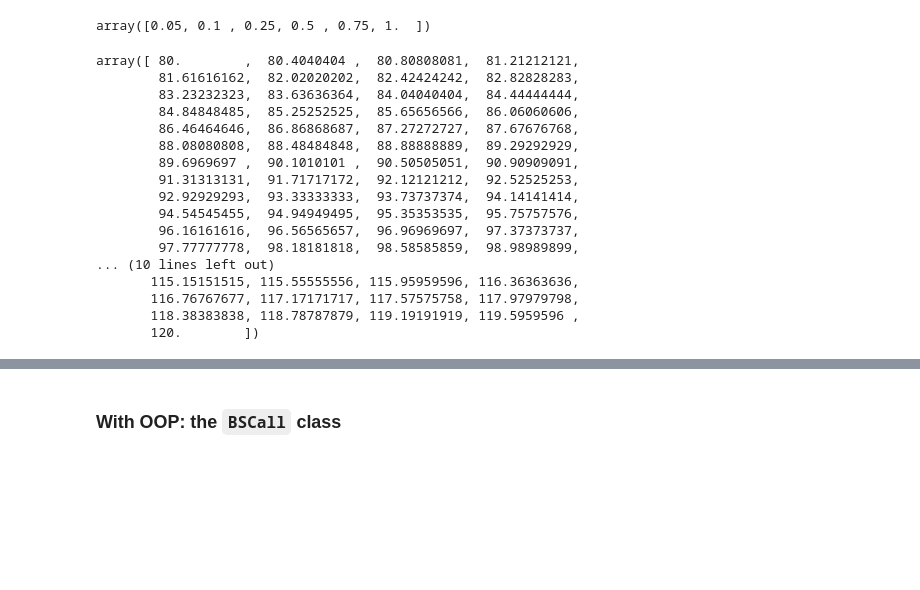
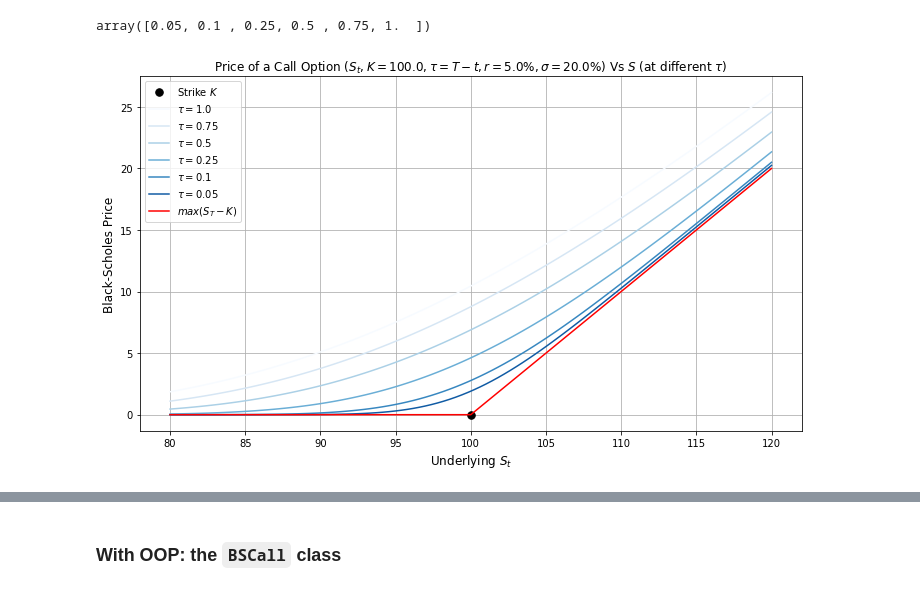
Before and after one commit to gabrielepompa88/IT-For-Business-And-Finance-2019-20, a Jupyter notebook: Notebooks/Derivatives_Analytics___Introduction_to_OOP.ipynb, the cells around one changed output, grey strips where cells are left out. Saved outputs shown, nothing was run; the diff lists cells and outputs as text; code cells hidden in the pictures; blank space fills up the shorter version.

```diff
--- a/Notebooks/Derivatives_Analytics___Introduction_to_OOP.ipynb
+++ b/Notebooks/Derivatives_Analytics___Introduction_to_OOP.ipynb
@@ -281,12 +355,15 @@ def call_option_price(S, K, tau, r, sigma):
 
     """
 
-    d1 = (np.log(S / K) + (r + 0.5 * sigma ** 2) * tau) / (sigma * np.sqrt(tau))
-    d2 = (np.log(S / K) + (r - 0.5 * sigma ** 2) * tau) / (sigma * np.sqrt(tau))
+    if S == 0: # this is to avoid log(0) issues
+        return 0.0
+    else:
+        d1 = (np.log(S / K) + (r + 0.5 * sigma ** 2) * tau) / (sigma * np.sqrt(tau))
+        d2 = (np.log(S / K) + (r - 0.5 * sigma ** 2) * tau) / (sigma * np.sqrt(tau))
 
-    price = S * stats.norm.cdf(d1, 0.0, 1.0) - K * np.exp(-r * tau) * stats.norm.cdf(d2, 0.0, 1.0)
+        price = S * stats.norm.cdf(d1, 0.0, 1.0) - K * np.exp(-r * tau) * stats.norm.cdf(d2, 0.0, 1.0)
 
-    return price
+        return price
 # %%
 K              = 100.0
 short_rate     = 0.05 # 5% per year
@@ -296,27 +396,4 @@ tau_strip = np.array([0.05, 0.1, 0.25, 0.5, 0.75, 1.0])
 tau_strip
 # %% [output]
 array([0.05, 0.1 , 0.25, 0.5 , 0.75, 1.  ])
-# %%
-S_strip = np.linspace(80, 120, 100)
-S_strip = np.append(S_strip, K)
-S_strip = np.sort(S_strip)
-S_strip
-# %% [output]
-array([ 80.        ,  80.4040404 ,  80.80808081,  81.21212121,
-        81.61616162,  82.02020202,  82.42424242,  82.82828283,
-        83.23232323,  83.63636364,  84.04040404,  84.44444444,
-        84.84848485,  85.25252525,  85.65656566,  86.06060606,
-        86.46464646,  86.86868687,  87.27272727,  87.67676768,
-        88.08080808,  88.48484848,  88.88888889,  89.29292929,
-        89.6969697 ,  90.1010101 ,  90.50505051,  90.90909091,
-        91.31313131,  91.71717172,  92.12121212,  92.52525253,
-        92.92929293,  93.33333333,  93.73737374,  94.14141414,
-        94.54545455,  94.94949495,  95.35353535,  95.75757576,
-        96.16161616,  96.56565657,  96.96969697,  97.37373737,
-        97.77777778,  98.18181818,  98.58585859,  98.98989899,
-... (10 lines left out)
-       115.15151515, 115.55555556, 115.95959596, 116.36363636,
-       116.76767677, 117.17171717, 117.57575758, 117.97979798,
-       118.38383838, 118.78787879, 119.19191919, 119.5959596 ,
-       120.        ])
 # %%
@@ -357,0 +449,4 @@ plt.show()
+# %%
+plot_price_strip(S_strip, tau_strip)
+# %% [output]
+[figure, added]
```
Also changed, not shown: parts of 106 cells of this notebook.
